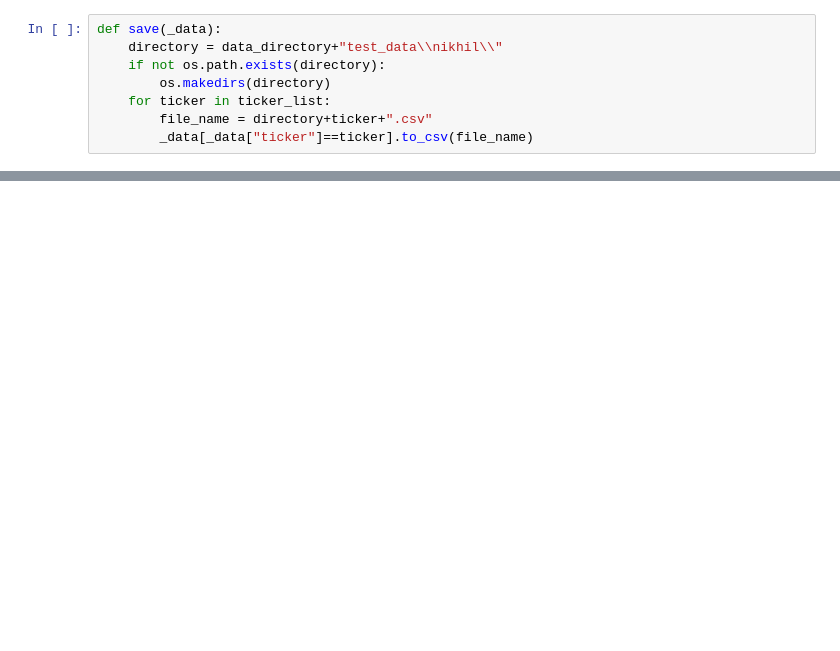
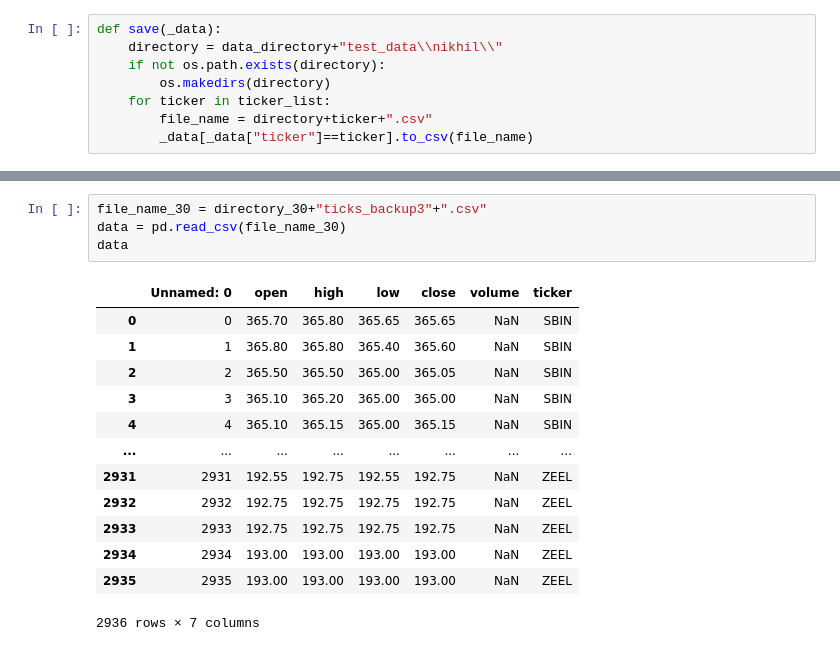
Before and after one commit to NikhilVijayakumar/PythonPOC, a Jupyter notebook: notebook/PricePatternTest/Nikhil.ipynb, the cells around one changed output, grey strips where cells are left out. Drawn from its saved outputs; the diff is of its cells as text; blank space fills up the shorter version.

```diff
--- a/notebook/PricePatternTest/Nikhil.ipynb
+++ b/notebook/PricePatternTest/Nikhil.ipynb
@@ -702,0 +786,18 @@ day :  4
+# %%
+file_name_30 = directory_30+"ticks_backup3"+".csv"
+data = pd.read_csv(file_name_30)
+data
+# %% [output]
+|  | Unnamed: 0 | open | high | low | close | volume | ticker |
+| 0 | 0 | 365.70 | 365.80 | 365.65 | 365.65 | NaN | SBIN |
+| 1 | 1 | 365.80 | 365.80 | 365.40 | 365.60 | NaN | SBIN |
+| 2 | 2 | 365.50 | 365.50 | 365.00 | 365.05 | NaN | SBIN |
+| 3 | 3 | 365.10 | 365.20 | 365.00 | 365.00 | NaN | SBIN |
+| 4 | 4 | 365.10 | 365.15 | 365.00 | 365.15 | NaN | SBIN |
+| ... | ... | ... | ... | ... | ... | ... | ... |
+| 2931 | 2931 | 192.55 | 192.75 | 192.55 | 192.75 | NaN | ZEEL |
+| 2932 | 2932 | 192.75 | 192.75 | 192.75 | 192.75 | NaN | ZEEL |
+| 2933 | 2933 | 192.75 | 192.75 | 192.75 | 192.75 | NaN | ZEEL |
+| 2934 | 2934 | 193.00 | 193.00 | 193.00 | 193.00 | NaN | ZEEL |
+| 2935 | 2935 | 193.00 | 193.00 | 193.00 | 193.00 | NaN | ZEEL |
+2936 rows × 7 columns
```
Also changed, not shown: parts of 11 cells of this notebook, 5 other files.
